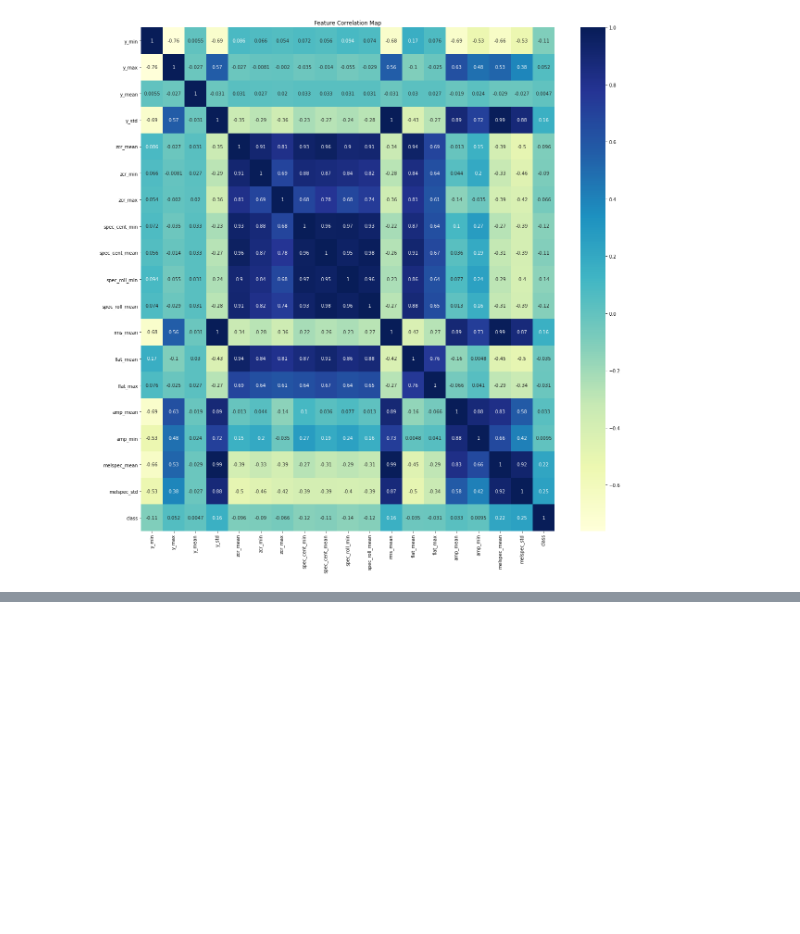
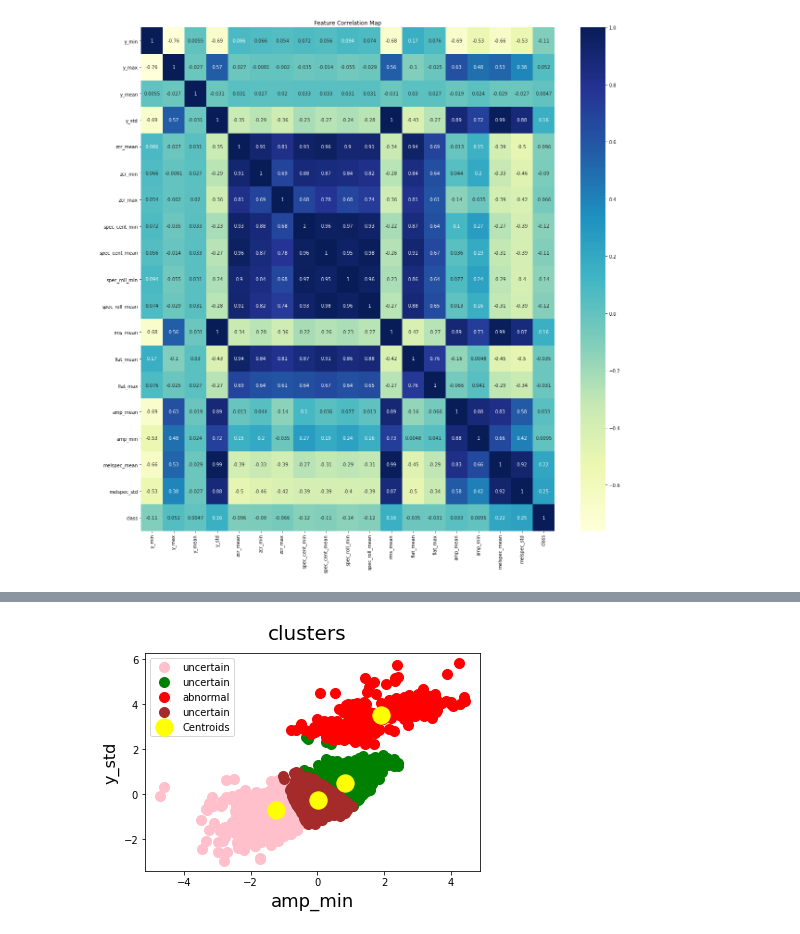
Before and after one commit to UjjwalKandel2000/Machine-conditions-monitoring_clustering, a Jupyter notebook: models_clutering/3D_CLUSTER_FAN.ipynb, the cells around one changed output, grey strips where cells are left out. Cells and saved outputs as stored; diff of their text form; code cells hidden in the pictures; blank space fills up the shorter version.

```diff
--- a/models_clutering/3D_CLUSTER_FAN.ipynb
+++ b/models_clutering/3D_CLUSTER_FAN.ipynb
@@ -56,11 +56,11 @@ plt.savefig('fan_pairplot_melspec_mean_std.jpg')
 X = df_1.loc[:,['amp_min', 'y_std','class']]
 # %%
 kmeans = KMeans(n_clusters=4, init="k-means++", max_iter=300, n_init=10, random_state=0)
-y_kmeans = kmeans.fit_predict(X)
+y_kmeans = kmeans.fit_predict(X.iloc[:,:-1])
 fig = plt.figure()
 plt.scatter(X.values[y_kmeans == 0, 0], X.values[y_kmeans == 0, 1], s=100,c='pink',label='uncertain')
-plt.scatter(X.values[y_kmeans == 1, 0], X.values[y_kmeans == 1, 1], s=100,c='blue',label='abnormal')
-plt.scatter(X.values[y_kmeans == 2, 0], X.values[y_kmeans == 2, 1], s=100,c='brown',label='uncertain')
+plt.scatter(X.values[y_kmeans == 1, 0], X.values[y_kmeans == 1, 1], s=100,c='green',label='uncertain')
+plt.scatter(X.values[y_kmeans == 2, 0], X.values[y_kmeans == 2, 1], s=100,c='red',label='abnormal')
 plt.scatter(X.values[y_kmeans == 3, 0], X.values[y_kmeans == 3, 1], s=100,c='brown',label='uncertain')
 
 
@@ -68,11 +68,8 @@ plt.scatter(kmeans.cluster_centers_[:, 0], kmeans.cluster_centers_[:, 1],s=300,c
 
 
 fig.suptitle('clusters', fontsize=20)
-plt.xlabel('y_min', fontsize=18)
-plt.ylabel('y_max', fontsize=16)
+plt.xlabel(X.columns[0], fontsize=18)
+plt.ylabel(X.columns[1], fontsize=16)
 plt.legend()
 plt.savefig('fan_normal_abnormal_clusters_2D.jpg')
-
-
-X = df_1.loc[:,['melspec_mean', 'melspec_std','class']]
 # %% [output]
@@ -81,3 +76,4 @@ X = df_1.loc[:,['melspec_mean', 'melspec_std','class']]
+[figure, added]
 # %%
 pd.Series(y_kmeans).value_counts()
 # %% [output]
```
Also changed, not shown: parts of 9 cells of this notebook, 41 other files.
